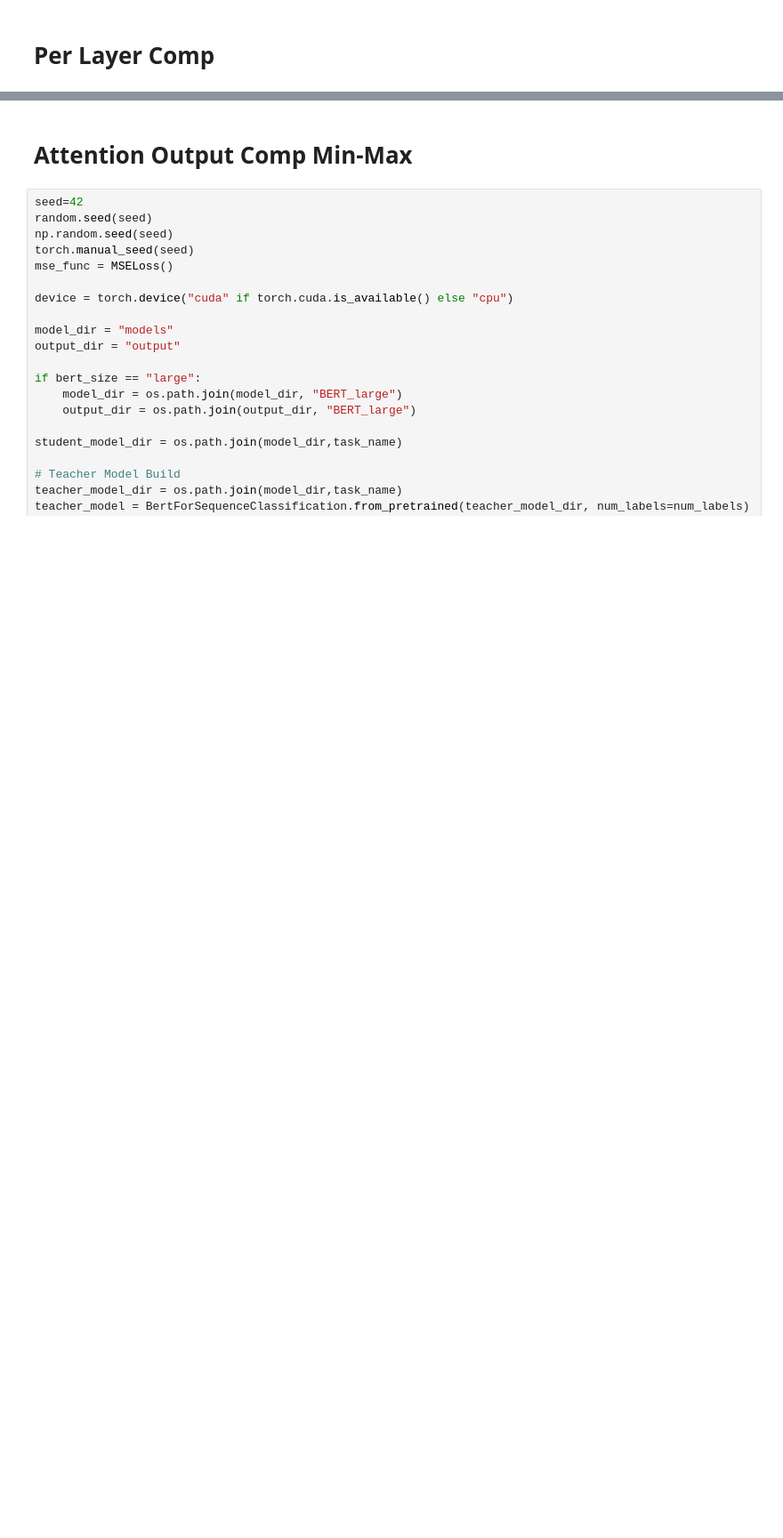
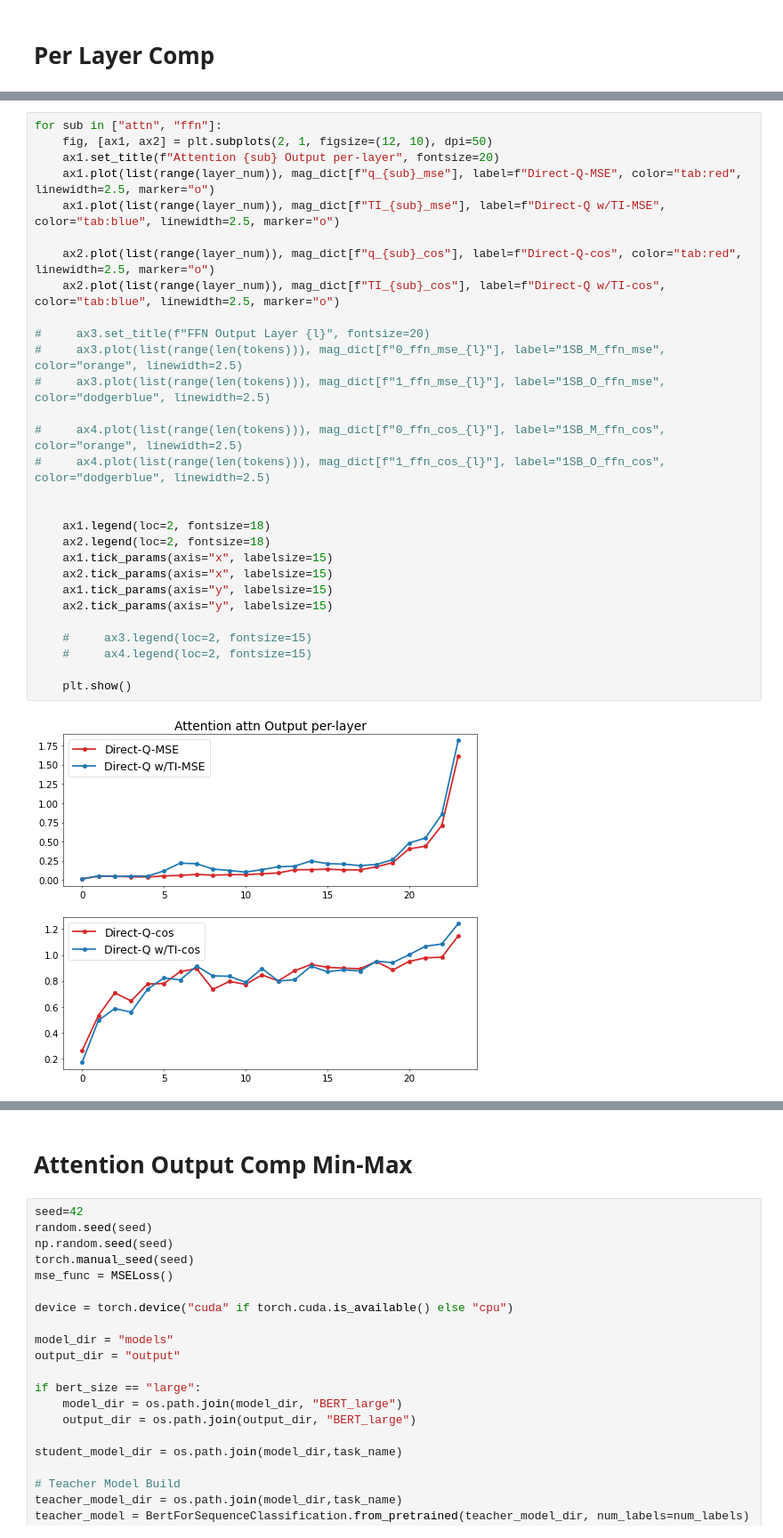
Before and after one commit to MarsJacobs/kd-qat-large-enc, a Jupyter notebook: Attention_Output_Comp.ipynb, the cells around one changed output, grey strips where cells are left out. Shown at 89% size. Saved outputs shown, nothing was run; the diff lists cells and outputs as text; blank space fills up the shorter version.

```diff
--- a/Attention_Output_Comp.ipynb
+++ b/Attention_Output_Comp.ipynb
@@ -295,0 +416,31 @@ period -> tensor([15], device='cuda:0')
+# %%
+for sub in ["attn", "ffn"]:
+    fig, [ax1, ax2] = plt.subplots(2, 1, figsize=(12, 10), dpi=50)
+    ax1.set_title(f"Attention {sub} Output per-layer", fontsize=20)
+    ax1.plot(list(range(layer_num)), mag_dict[f"q_{sub}_mse"], label=f"Direct-Q-MSE", color="tab:red", linewidth=2.5, marker="o")
+    ax1.plot(list(range(layer_num)), mag_dict[f"TI_{sub}_mse"], label=f"Direct-Q w/TI-MSE", color="tab:blue", linewidth=2.5, marker="o")
+
+    ax2.plot(list(range(layer_num)), mag_dict[f"q_{sub}_cos"], label=f"Direct-Q-cos", color="tab:red", linewidth=2.5, marker="o")
+    ax2.plot(list(range(layer_num)), mag_dict[f"TI_{sub}_cos"], label=f"Direct-Q w/TI-cos", color="tab:blue", linewidth=2.5, marker="o")
+
+#     ax3.set_title(f"FFN Output Layer {l}", fontsize=20)
+#     ax3.plot(list(range(len(tokens))), mag_dict[f"0_ffn_mse_{l}"], label="1SB_M_ffn_mse", color="orange", linewidth=2.5)
+#     ax3.plot(list(range(len(tokens))), mag_dict[f"1_ffn_mse_{l}"], label="1SB_O_ffn_mse", color="dodgerblue", linewidth=2.5)
+
+#     ax4.plot(list(range(len(tokens))), mag_dict[f"0_ffn_cos_{l}"], label="1SB_M_ffn_cos", color="orange", linewidth=2.5)
+#     ax4.plot(list(range(len(tokens))), mag_dict[f"1_ffn_cos_{l}"], label="1SB_O_ffn_cos", color="dodgerblue", linewidth=2.5)
+
+
+    ax1.legend(loc=2, fontsize=18)
+    ax2.legend(loc=2, fontsize=18)
+    ax1.tick_params(axis="x", labelsize=15)
+    ax2.tick_params(axis="x", labelsize=15)
+    ax1.tick_params(axis="y", labelsize=15)
+    ax2.tick_params(axis="y", labelsize=15)
+
+    #     ax3.legend(loc=2, fontsize=15)
+    #     ax4.legend(loc=2, fontsize=15)
+
+    plt.show()
+# %% [output]
+[figure, added]
```
Also changed, not shown: parts of 5 cells of this notebook, 10 other files.
